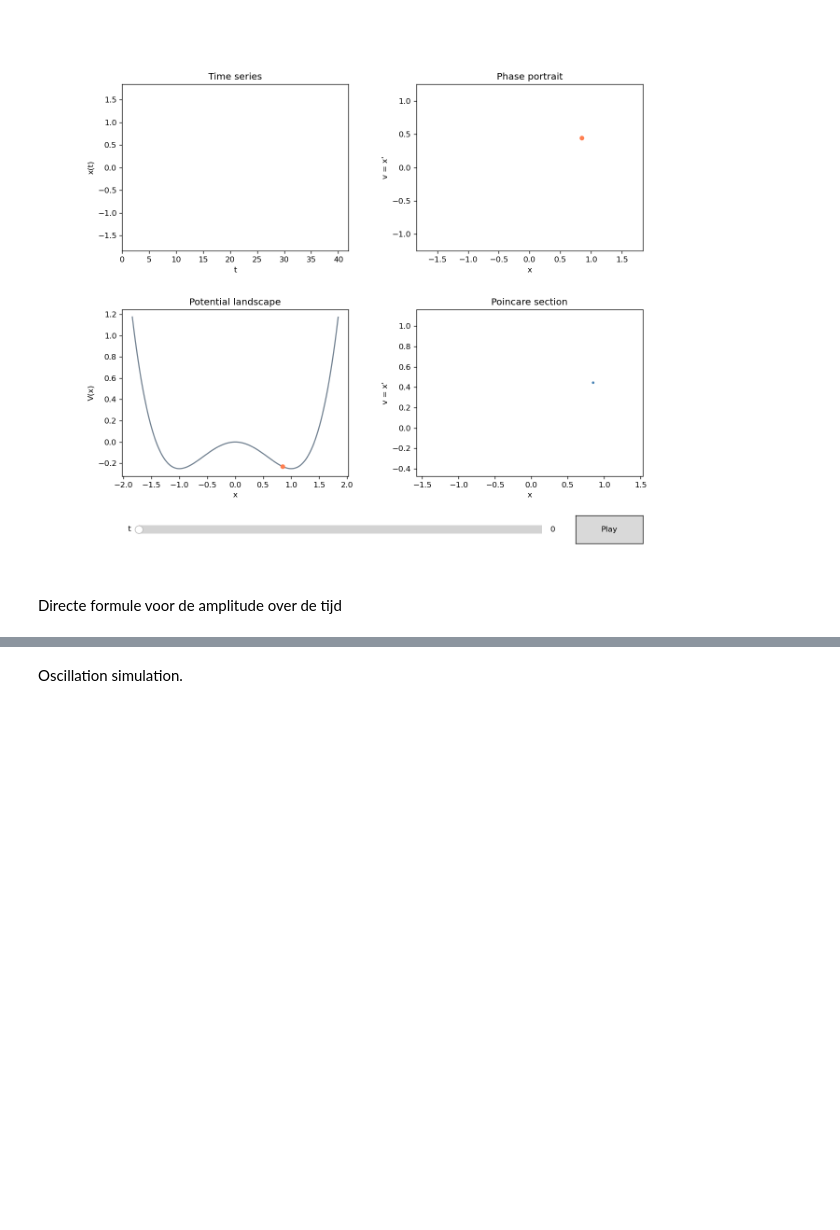
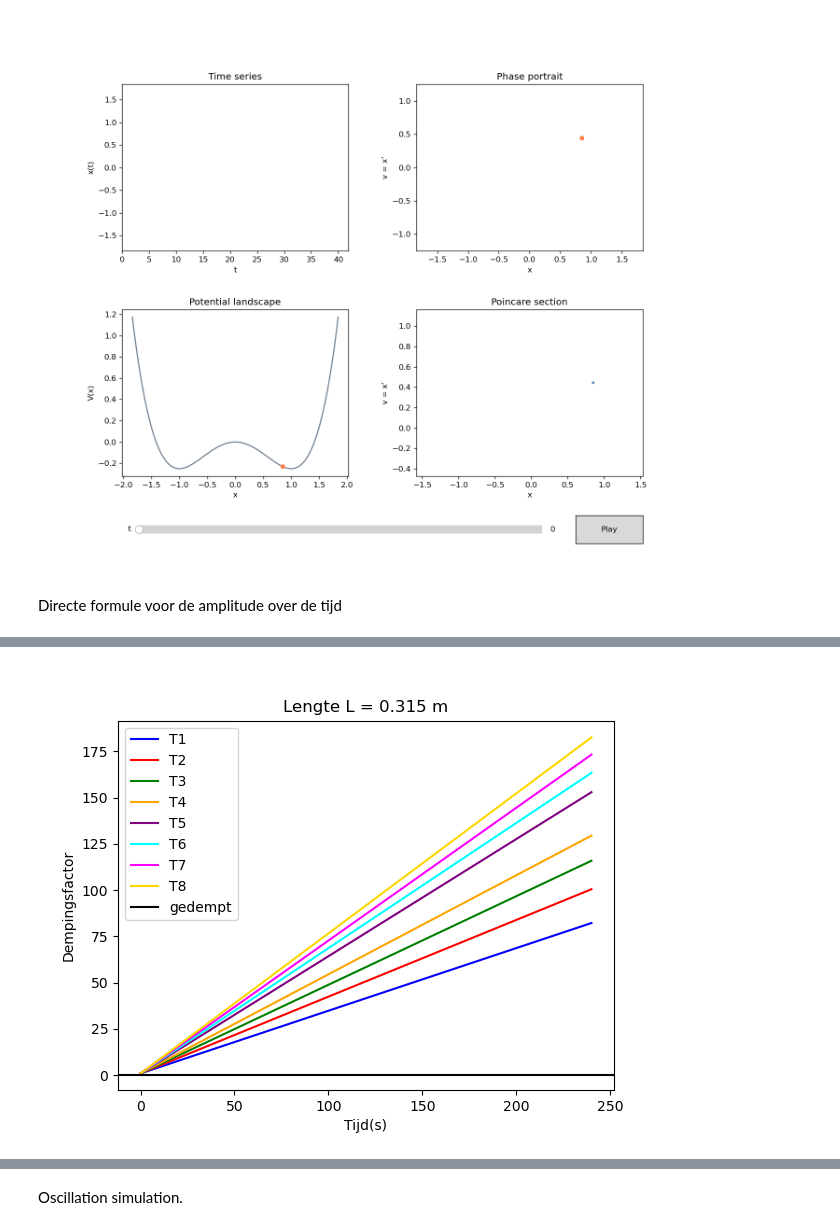
Before and after one commit to Spaantje5/Vibrating-String-Experiment, a Jupyter notebook: sims/duffing_sim.ipynb, the cells around one changed output, grey strips where cells are left out. Saved outputs shown, nothing was run; the diff lists cells and outputs as text; code cells hidden in the pictures; blank space fills up the shorter version.

```diff
--- a/sims/duffing_sim.ipynb
+++ b/sims/duffing_sim.ipynb
@@ -296,0 +297,84 @@ plot_demping(0.255)
+# %%
+def plot_dempingfactor(L):
+    alpha1 = ((2*C_w*rho*D*n)/(3*mu*L**2))*np.sqrt(T1/mu)
+    alpha2 =((2*C_w*rho*D*n)/(3*mu*L**2))*np.sqrt(T2/mu)
+    alpha3 =((2*C_w*rho*D*n)/(3*mu*L**2))*np.sqrt(T3/mu)
+    alpha4 =((2*C_w*rho*D*n)/(3*mu*L**2))*np.sqrt(T4/mu)
+    alpha5 =((2*C_w*rho*D*n)/(3*mu*L**2))*np.sqrt(T5/mu)
+    alpha6 =((2*C_w*rho*D*n)/(3*mu*L**2))*np.sqrt(T6/mu)
+    alpha7 =((2*C_w*rho*D*n)/(3*mu*L**2))*np.sqrt(T7/mu)
+    alpha8 =((2*C_w*rho*D*n)/(3*mu*L**2))*np.sqrt(T8/mu)
+
+    t= np.array(np.linspace(0,240,20000))
+    C_d1= np.array(1/((alpha1*U_0*t)+1))
+    C_d2 = np.array(1/((alpha2*U_0*t)+1))
+    C_d3= np.array(1/((alpha3*U_0*t)+1))
+    C_d4= np.array(1/((alpha4*U_0*t)+1))
+    C_d5= np.array(1/((alpha5*U_0*t)+1))
+    C_d6= np.array(1/((alpha6*U_0*t)+1))
+    C_d7= np.array(1/((alpha7*U_0*t)+1))
+    C_d8= np.array(1/((alpha8*U_0*t)+1))
+    plt.figure()
+
+    def Amplitude1demp(C_d1):
+        U1=1/C_d1
+        return U1
+
+    plt.plot(t,Amplitude1demp(C_d1),color="blue", label="T1")
+
+    def Amplitude2demp(C_d2):
+        U2=1/C_d2
+        return U2
+
+    plt.plot(t,Amplitude2demp(C_d2),color="red",label="T2")
+
+    def Amplitude3demp(C_d3):
+        U3=1/C_d3
+        return U3
+
+    plt.plot(t,Amplitude3demp(C_d3),color="green",label="T3")
+
+    def Amplitude4demp(C_d4):
+        U4=1/C_d4
+        return U4
+
+    plt.plot(t,Amplitude4demp(C_d4),color="orange",label="T4")
+
+    def Amplitude5demp(C_d5):
+        U5=1/C_d5
+        return U5
+
+    plt.plot(t,Amplitude5demp(C_d5),color="purple",label="T5")
+
+    def Amplitude6demp(C_d6):
+        U6=1/C_d6
+        return U6
+
+    plt.plot(t,Amplitude6demp(C_d6),color="cyan",label="T6")
+
+    def Amplitude7demp(C_d7):
+        U7=1/C_d7
+        return U7
+
+    plt.plot(t,Amplitude7demp(C_d7),color="magenta",label="T7")
+
+    def Amplitude8demp(C_d8):
+        U8=1/C_d8
+        return U8
+
+    plt.plot(t,Amplitude8demp(C_d8),color="gold",label="T8")
+
+    plt.axhline(0.01*U_0,color='0',label="gedempt")
+    plt.xlabel("Tijd(s)")
+    plt.ylabel("Dempingsfactor")
+    plt.title(f"Lengte L = {L} m")
+    plt.legend()
+    plt.savefig("Dempingsfactor.pdf", bbox_inches="tight")
+    plt.show()
+plot_dempingfactor(0.315)
+plot_dempingfactor(0.300)
+plot_dempingfactor(0.285)
+plot_dempingfactor(0.27)
+plot_dempingfactor(0.255)
+# %% [output]
+[figure, added]
```
Also changed, not shown: parts of 3 cells of this notebook, 4 other files.
